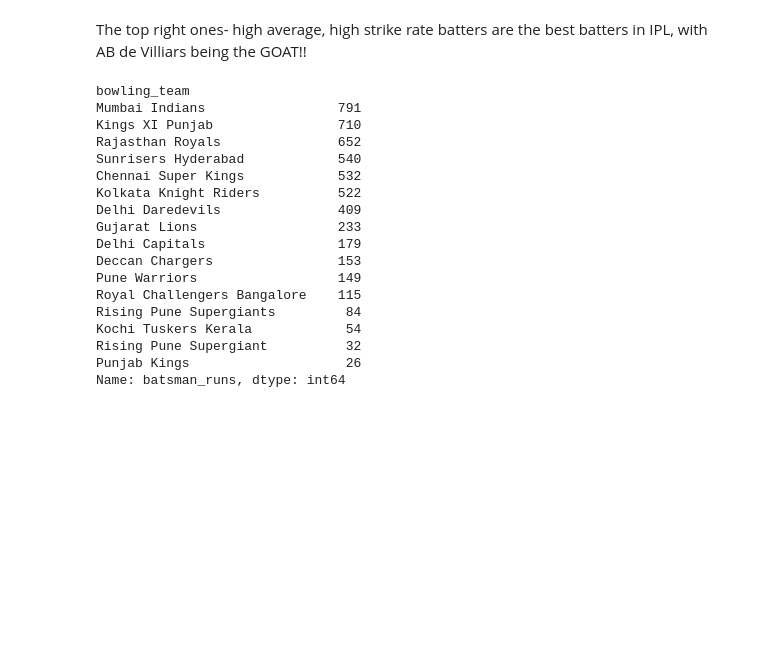
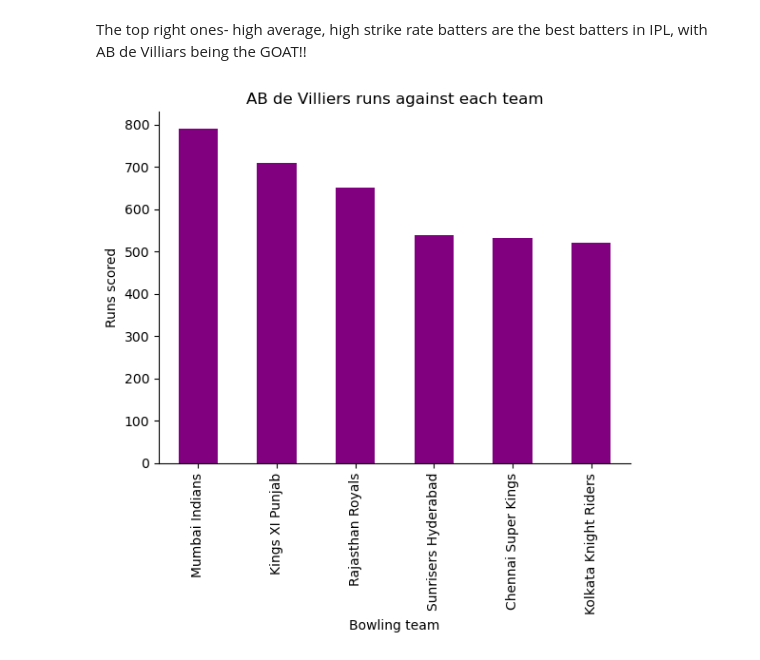
Before and after one commit to Prashant0594/python_data_projects, a Jupyter notebook: project_IPL_analysis/best_batsman.ipynb, the cells around one changed output. Drawn from its saved outputs; the diff is of its cells as text; code cells hidden in the pictures; blank space fills up the shorter version.

```diff
--- a/project_IPL_analysis/best_batsman.ipynb
+++ b/project_IPL_analysis/best_batsman.ipynb
@@ -299,25 +299,14 @@ plt.show()
 # %% [markdown]
 The top right ones- high average, high strike rate batters are the best batters in IPL, with AB de Villiars being the GOAT!!
 # %%
-abd_runs=df[df['batter']=='AB de Villiers'].groupby('bowling_team')['batsman_runs'].sum().sort_values(ascending=False)
+abd_runs=df[df['batter']=='AB de Villiers'].groupby('bowling_team')['batsman_runs'].sum().sort_values(ascending=False).head(6)
-# %%
-abd_runs
-# %% [output]
-bowling_team
-Mumbai Indians                 791
-Kings XI Punjab                710
-Rajasthan Royals               652
-Sunrisers Hyderabad            540
-Chennai Super Kings            532
-Kolkata Knight Riders          522
-Delhi Daredevils               409
-Gujarat Lions                  233
-Delhi Capitals                 179
-Deccan Chargers                153
-Pune Warriors                  149
-Royal Challengers Bangalore    115
-Rising Pune Supergiants         84
-Kochi Tuskers Kerala            54
-Rising Pune Supergiant          32
-Punjab Kings                    26
-Name: batsman_runs, dtype: int64
+# %%
+abd_runs.plot(kind='bar',color='purple')
+plt.xlabel('Bowling team')
+plt.ylabel('Runs scored')
+plt.title('AB de Villiers runs against each team')
+#plt.xticks(rotation=45)
+sns.despine()
+plt.show()
+# %% [output]
+[figure, added]
```
Also changed, not shown: parts of 3 cells of this notebook.
